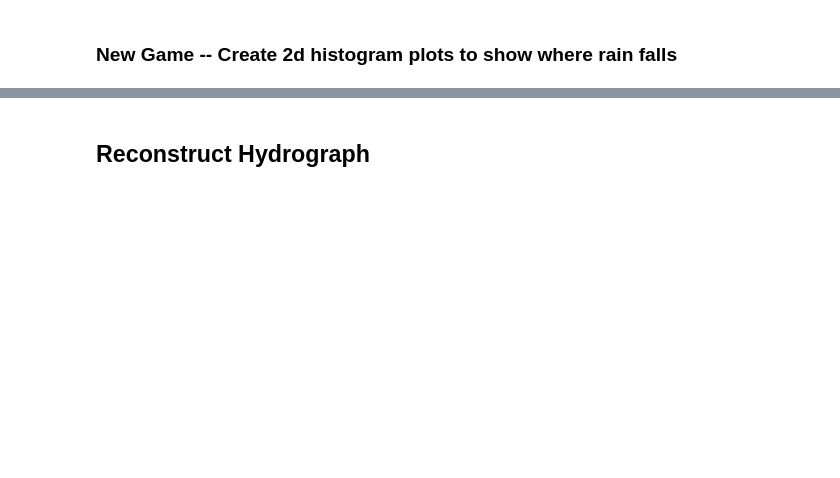
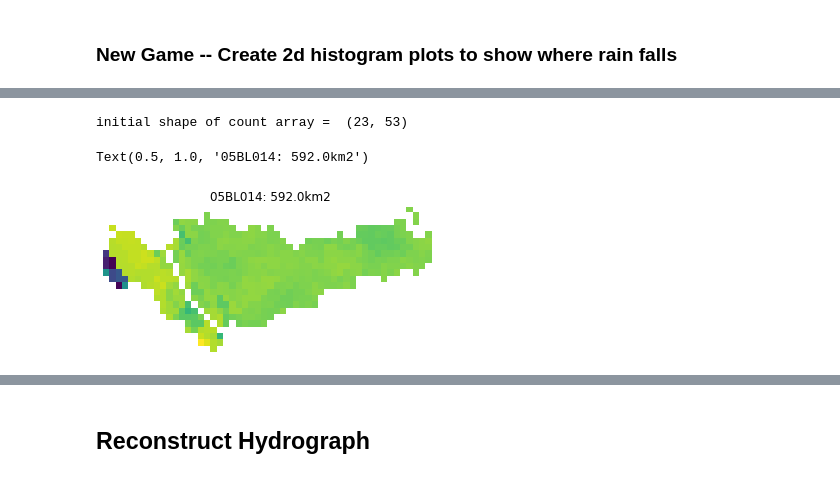
Before and after one commit to dankovacek/precip_radar, a Jupyter notebook: Process_Images.ipynb, the cells around one changed output, grey strips where cells are left out. Saved outputs shown, nothing was run; the diff lists cells and outputs as text; code cells hidden in the pictures; blank space fills up the shorter version.

```diff
--- a/Process_Images.ipynb
+++ b/Process_Images.ipynb
@@ -300,0 +357,2 @@ station_data = station_data.sort_values('Gross Drainage Area (km2)', ascending=F
+# %%
+masked_stns_filtered = [e for e in masked_stns if len(event_dict[e].keys()) > 0]
@@ -300,0 +379,28 @@ station_data = station_data.sort_values('Gross Drainage Area (km2)', ascending=F
+# %%
+fig, ax = plt.subplots(figsize=(6, 6))
+
+colored_maps = []
+rows = 11
+cols = 11
+n = 0
+r, c = 0, 0
+
+stn = masked_stns_filtered[0]
+
+base_image = get_sample_img(stn)
+stn_dat = stations_df[stations_df['Station Number'] == stn]
+stn_da = stn_dat['Gross Drainage Area (km2)']
+
+base_img_array = np.array(base_image, dtype=np.int_)
+
+remapped_colors_array = reset_bg_colors(base_img_array, count_array)
+
+# ax.imshow(remapped_colors_array, cmap='viridis_r', interpolation='nearest', alpha=1)
+ax.imshow(remapped_colors_array, cmap='viridis_r', interpolation='nearest', alpha=1)
+
+ax.axis('off')
+ax.set_title(stn + ': {:.1f}km2'.format(stn_da.values[0]))
+# %% [output]
+initial shape of count array =  (23, 53)
+Text(0.5, 1.0, '05BL014: 592.0km2')
+[figure, added]
```
Also changed, not shown: parts of 22 cells of this notebook, 14 other files.
